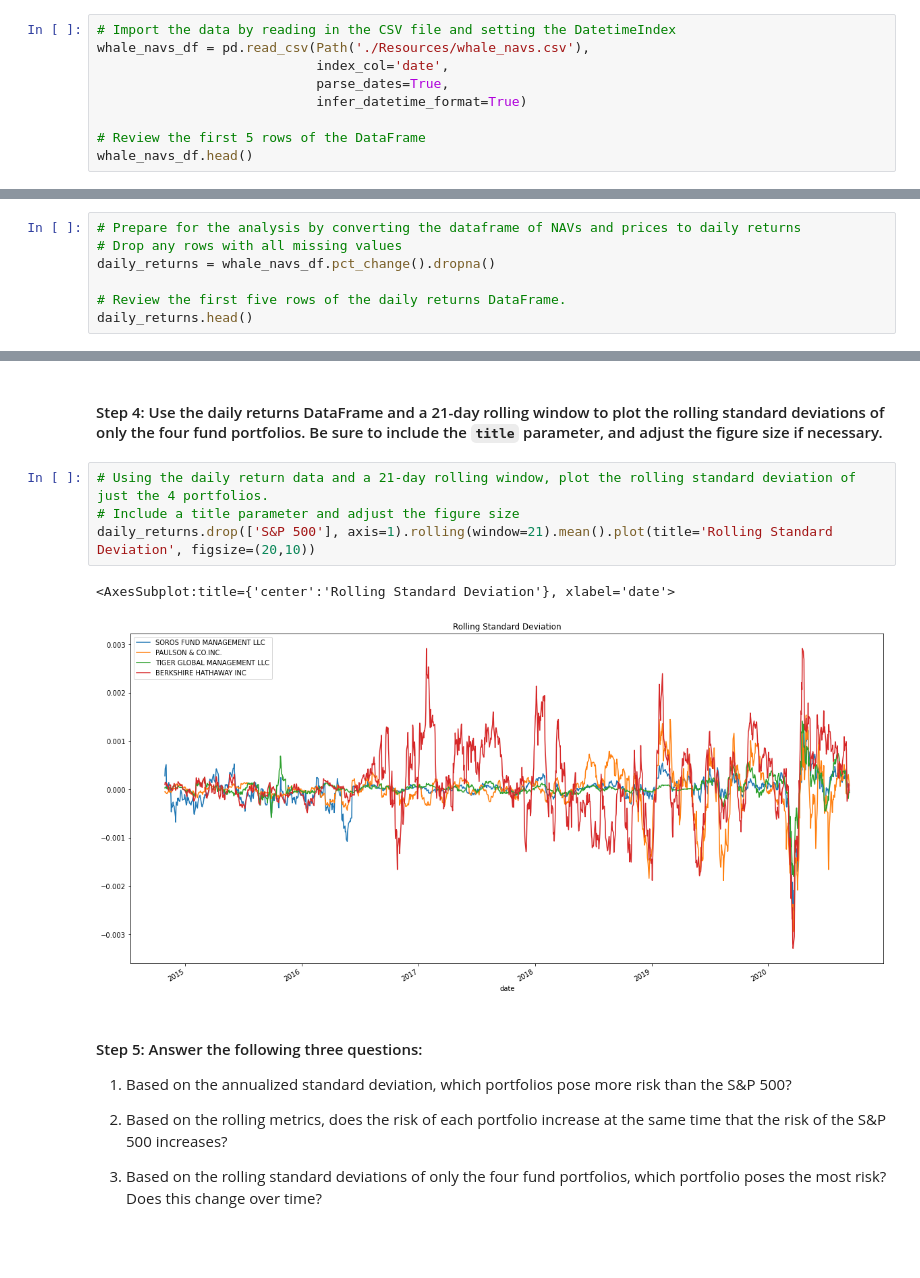
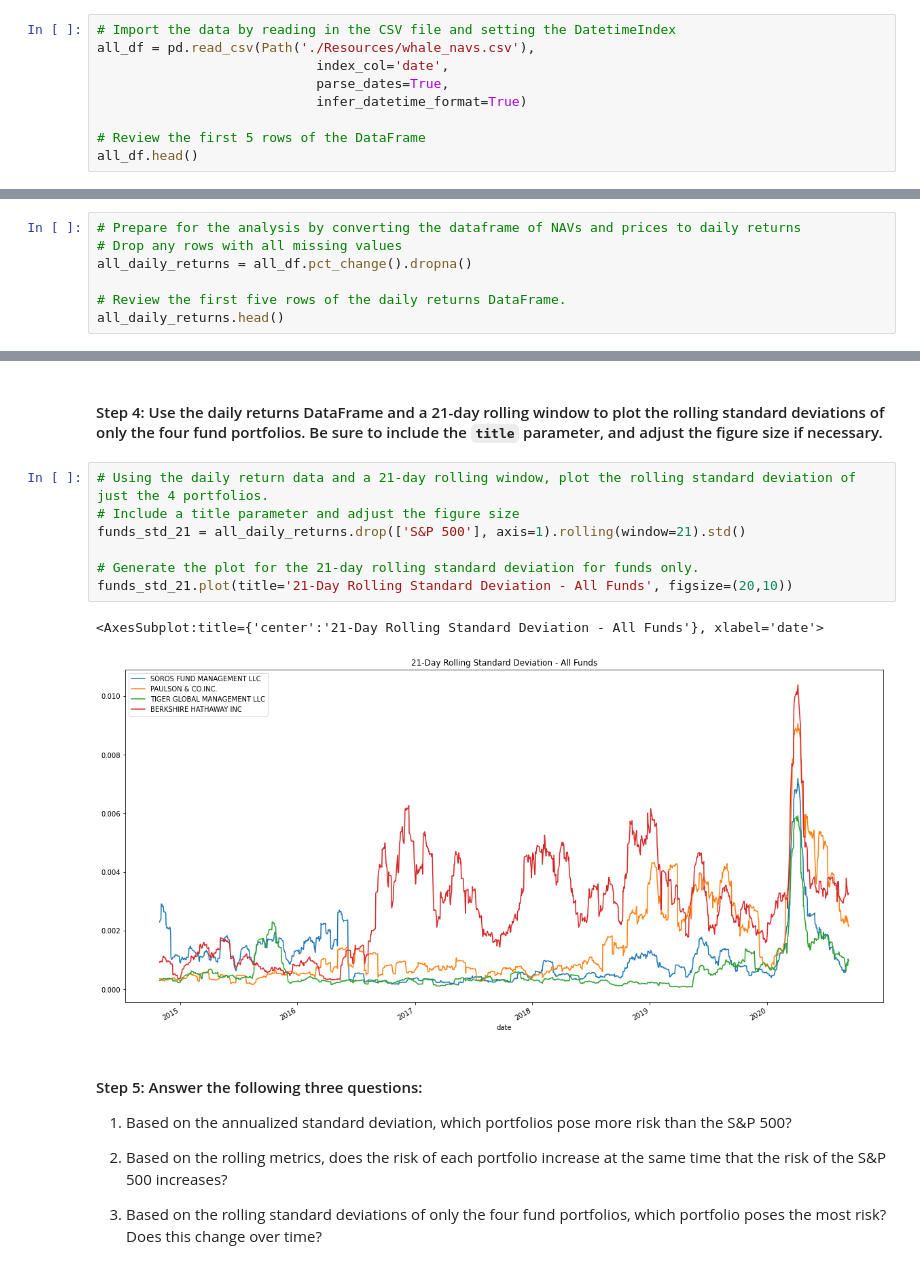
Before and after one commit to quinnwong31/RiskReturnAnalysis, a Jupyter notebook: risk_return_analysis.ipynb, the cells around one changed output, grey strips where cells are left out. Drawn from its saved outputs; the diff is of its cells as text; blank space fills up the shorter version.

```diff
--- a/risk_return_analysis.ipynb
+++ b/risk_return_analysis.ipynb
@@ -108,13 +108,13 @@ from pathlib import Path
 #### Step 2: Use the `read_csv` function and the `Path` module to read the `whale_navs.csv` file into a Pandas DataFrame. Be sure to create a `DateTimeIndex`. Review the first five rows of the DataFrame by using the `head` function.
 # %%
 # Import the data by reading in the CSV file and setting the DatetimeIndex
-whale_navs_df = pd.read_csv(Path('./Resources/whale_navs.csv'),
+all_df = pd.read_csv(Path('./Resources/whale_navs.csv'),
                             index_col='date',
                             parse_dates=True,
                             infer_datetime_format=True)
 
 # Review the first 5 rows of the DataFrame
-whale_navs_df.head()
+all_df.head()
 # %% [output]
 |  | SOROS FUND MANAGEMENT LLC | PAULSON & CO.INC. | TIGER GLOBAL MANAGEMENT LLC | BERKSHIRE HATHAWAY INC | S&P 500 |
 | date |  |  |  |  |  |
@@ -128,10 +128,10 @@ whale_navs_df.head()
 # %%
 # Prepare for the analysis by converting the dataframe of NAVs and prices to daily returns
 # Drop any rows with all missing values
-daily_returns = whale_navs_df.pct_change().dropna()
+all_daily_returns = all_df.pct_change().dropna()
 
 # Review the first five rows of the daily returns DataFrame.
-daily_returns.head()
+all_daily_returns.head()
 # %% [output]
 |  | SOROS FUND MANAGEMENT LLC | PAULSON & CO.INC. | TIGER GLOBAL MANAGEMENT LLC | BERKSHIRE HATHAWAY INC | S&P 500 |
 | date |  |  |  |  |  |
@@ -276,10 +280,13 @@ daily_returns.rolling(window=21).mean().plot(title='Rolling Standard Deviation',
 # %%
 # Using the daily return data and a 21-day rolling window, plot the rolling standard deviation of just the 4 portfolios.
 # Include a title parameter and adjust the figure size
-daily_returns.drop(['S&P 500'], axis=1).rolling(window=21).mean().plot(title='Rolling Standard Deviation', figsize=(20,10))
+funds_std_21 = all_daily_returns.drop(['S&P 500'], axis=1).rolling(window=21).std()
+
+# Generate the plot for the 21-day rolling standard deviation for funds only.
+funds_std_21.plot(title='21-Day Rolling Standard Deviation - All Funds', figsize=(20,10))
 # %% [output]
-<AxesSubplot:title={'center':'Rolling Standard Deviation'}, xlabel='date'>
+<AxesSubplot:title={'center':'21-Day Rolling Standard Deviation - All Funds'}, xlabel='date'>
-[figure, old version]
+[figure, new version]
 # %% [markdown]
 #### Step 5: Answer the following three questions:
 
```
Also changed, not shown: parts of 28 cells of this notebook.
